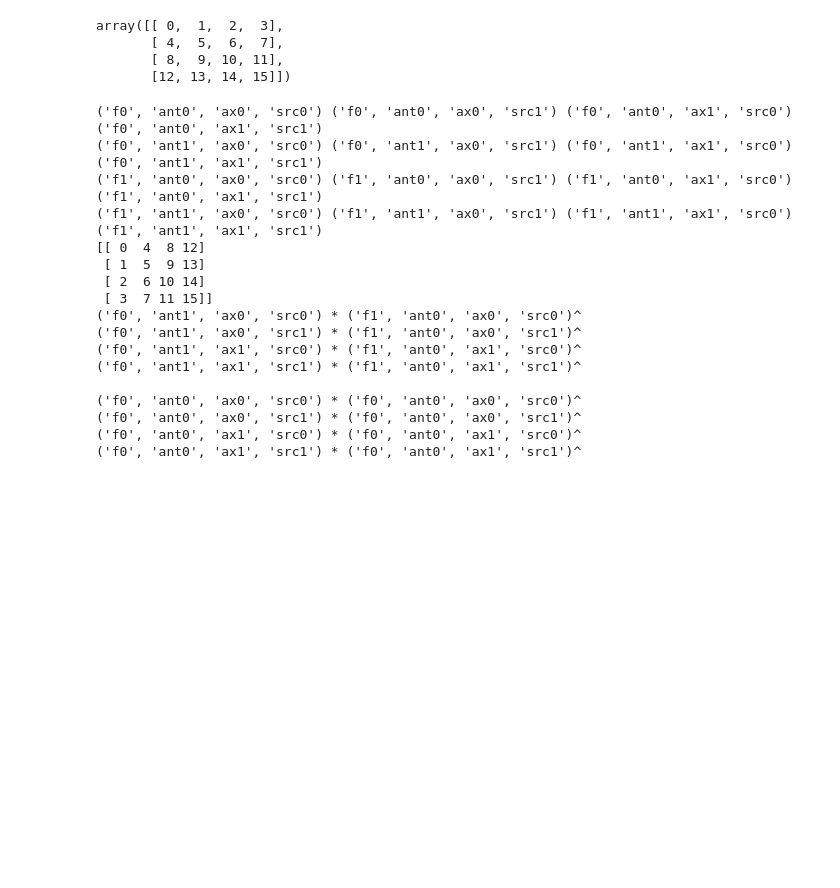
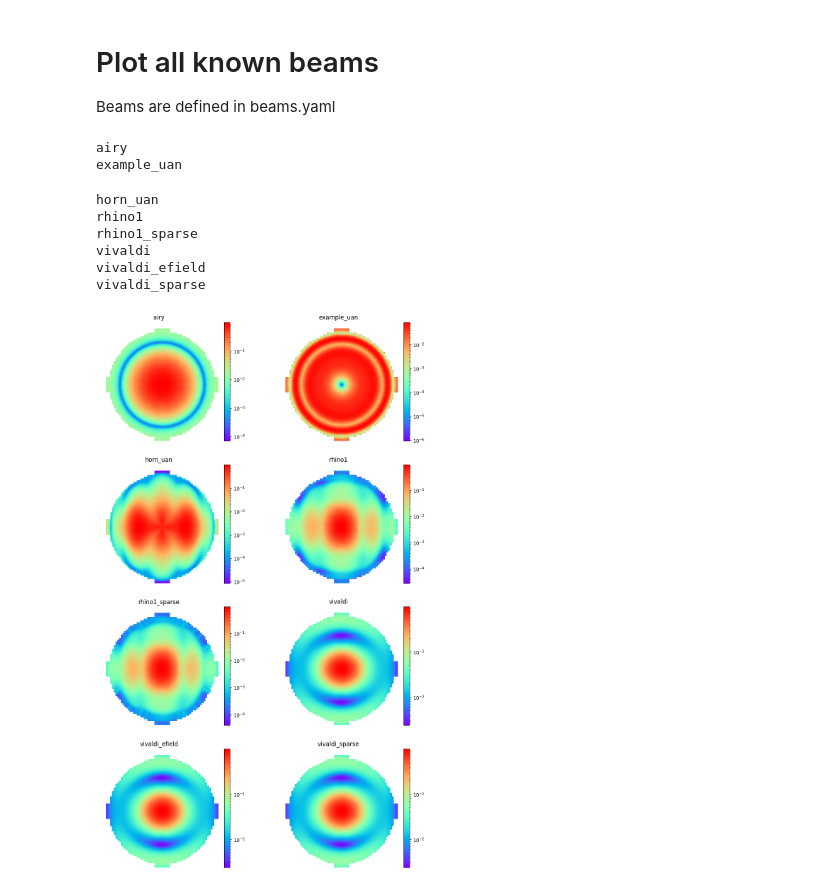
Before and after one commit to hughbg/rhino-sim, a Jupyter notebook: plot_beam.ipynb, the cells around one changed output. Saved outputs shown, nothing was run; the diff lists cells and outputs as text; code cells hidden in the pictures; blank space fills up the shorter version.

```diff
--- a/plot_beam.ipynb
+++ b/plot_beam.ipynb
@@ -655,44 +7,31 @@ print(ilist)
-# %%
-y = x.reshape((4, 4))
-y
-# %% [output]
-array([[ 0,  1,  2,  3],
-       [ 4,  5,  6,  7],
-       [ 8,  9, 10, 11],
-       [12, 13, 14, 15]])
-# %%
-for i in range(4):
-    for j in range(4):
-        print(ilist[y[i, j]], end=" ")
-    print()
-
-yT = y.T
-print(y.T)
-
-m = [ (4, 8), (5, 9), (6, 10), (7, 11)]
-for mm in m:
-    print(ilist[mm[0]], "*", str(ilist[mm[1]])+"^")
-
-
-print()
-m = [ (0, 0), (1, 1), (2, 2), (3, 3)]
-for mm in m:
-    print(ilist[mm[0]], "*", str(ilist[mm[1]])+"^")
-# %% [output]
-('f0', 'ant0', 'ax0', 'src0') ('f0', 'ant0', 'ax0', 'src1') ('f0', 'ant0', 'ax1', 'src0') ('f0', 'ant0', 'ax1', 'src1')
-('f0', 'ant1', 'ax0', 'src0') ('f0', 'ant1', 'ax0', 'src1') ('f0', 'ant1', 'ax1', 'src0') ('f0', 'ant1', 'ax1', 'src1')
-('f1', 'ant0', 'ax0', 'src0') ('f1', 'ant0', 'ax0', 'src1') ('f1', 'ant0', 'ax1', 'src0') ('f1', 'ant0', 'ax1', 'src1')
-('f1', 'ant1', 'ax0', 'src0') ('f1', 'ant1', 'ax0', 'src1') ('f1', 'ant1', 'ax1', 'src0') ('f1', 'ant1', 'ax1', 'src1')
-[[ 0  4  8 12]
- [ 1  5  9 13]
- [ 2  6 10 14]
- [ 3  7 11 15]]
-('f0', 'ant1', 'ax0', 'src0') * ('f1', 'ant0', 'ax0', 'src0')^
-('f0', 'ant1', 'ax0', 'src1') * ('f1', 'ant0', 'ax0', 'src1')^
-('f0', 'ant1', 'ax1', 'src0') * ('f1', 'ant0', 'ax1', 'src0')^
-('f0', 'ant1', 'ax1', 'src1') * ('f1', 'ant0', 'ax1', 'src1')^
-
-('f0', 'ant0', 'ax0', 'src0') * ('f0', 'ant0', 'ax0', 'src0')^
-('f0', 'ant0', 'ax0', 'src1') * ('f0', 'ant0', 'ax0', 'src1')^
-('f0', 'ant0', 'ax1', 'src0') * ('f0', 'ant0', 'ax1', 'src0')^
-('f0', 'ant0', 'ax1', 'src1') * ('f0', 'ant0', 'ax1', 'src1')^
+# %% [markdown]
+# Plot all known beams
+
+Beams are defined in beams.yaml
+# %%
+with open('beams.yaml', 'r') as file:
+    beams = yaml.safe_load(file)
+
+
+num_beams = len(beams)
+
+ncols = 2
+nrows = num_beams//ncols
+if nrows*ncols < num_beams: nrows += 1
+
+plt.figure(figsize=(12, 20))
+for i, beam in enumerate(sorted(beams)):
+    print(beam)
+    plt.subplot(nrows, ncols, i+1)
+    #plt.plot([0, 1], [0, 1])
+    plot_beam(load_beam(beams[beam]), 60e6, beam)
+# %% [output]
+airy
+example_uan
+horn_uan
+rhino1
+rhino1_sparse
+vivaldi
+vivaldi_efield
+vivaldi_sparse
+[figure, added]
```
Also changed, not shown: parts of 32 cells of this notebook, 16 other files.
